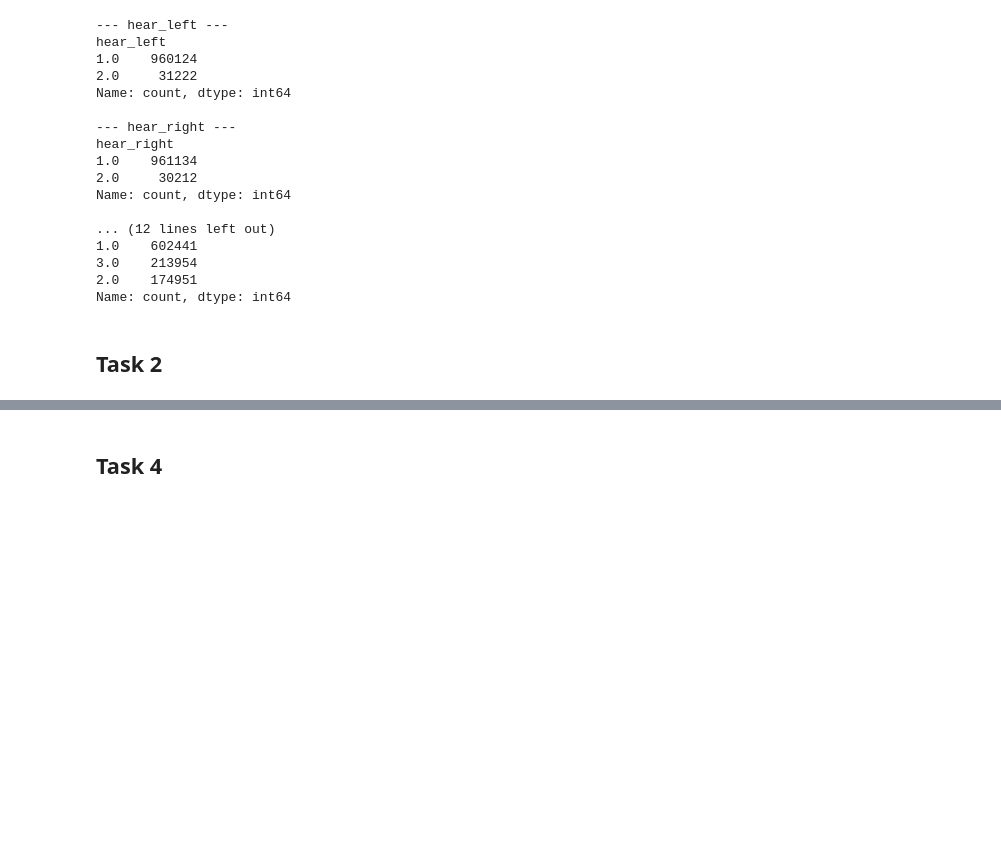
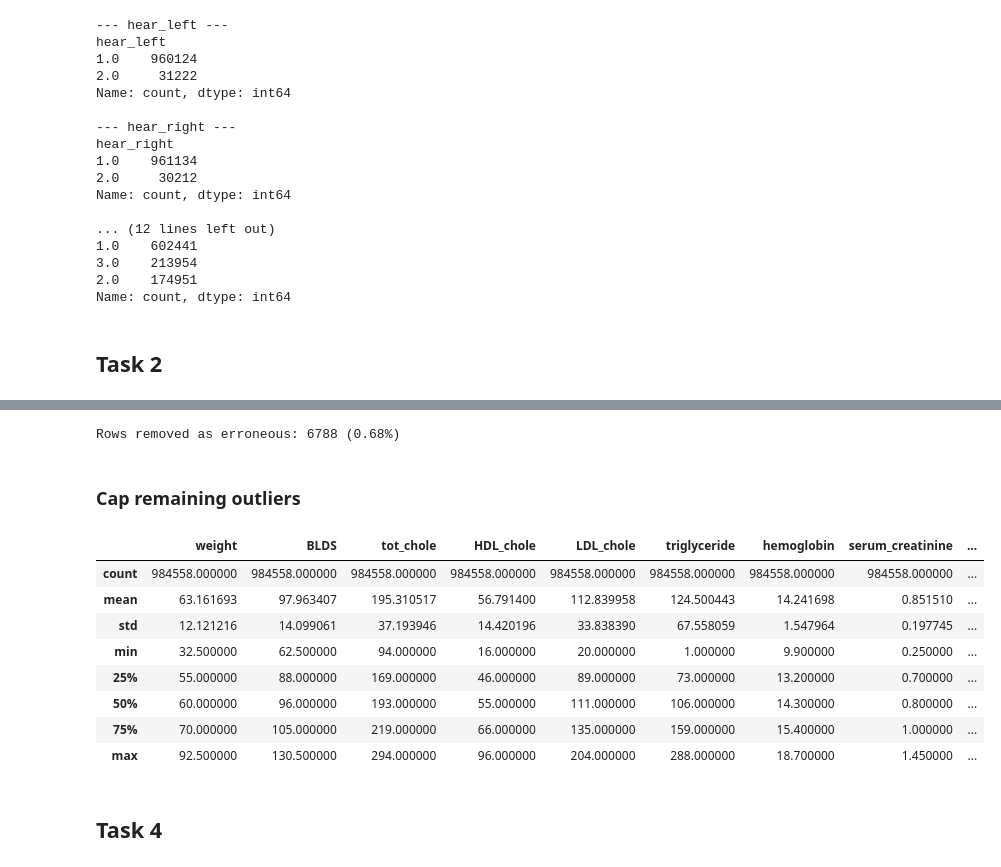
Before and after one commit to johannegg/IT3212, a Jupyter notebook: Assigment1/Assigment1.ipynb, the cells around one changed output, grey strips where cells are left out. Saved outputs shown, nothing was run; the diff lists cells and outputs as text; code cells hidden in the pictures; blank space fills up the shorter version.

```diff
--- a/Assigment1/Assigment1.ipynb
+++ b/Assigment1/Assigment1.ipynb
@@ -128,3 +188,47 @@ Name: count, dtype: int64
+# %%
+# Step 1: Remove rows with sentinel/erroneous values (data entry errors, not real outliers)
+sentinel_conditions = (
+    (df['waistline'] > 200) |          # 999 impossible for a waist measurement
+    (df['sight_left'] > 3) | (df['sight_right'] > 3) |  # 9.9 outside plausible acuity scale
+    (df['HDL_chole'] > 500) |          # 8110 biologically impossible
+    (df['LDL_chole'] > 500) |          # 5119 biologically impossible
+    (df['serum_creatinine'] > 15) |    # 98 biologically impossible
+    (df['SGOT_AST'] > 2000) |          # 9999 sentinel value
+    (df['SGOT_ALT'] > 2000) |          # 7210 implausible
+    (df['gamma_GTP'] > 700)            # 999 likely sentinel
+)
+
+print(f"Rows removed as erroneous: {sentinel_conditions.sum()} ({sentinel_conditions.sum()/len(df)*100:.2f}%)")
+df_clean = df[~sentinel_conditions].copy()
+# %% [output]
+Rows removed as erroneous: 6788 (0.68%)
+# %% [markdown]
+### Cap remaining outliers
+# %%
+# Step 2: Cap remaining genuine outliers using the IQR bounds (Winsorization)
+cols_to_cap = ['weight', 'BLDS', 'tot_chole', 'HDL_chole', 'LDL_chole',
+               'triglyceride', 'hemoglobin', 'serum_creatinine',
+               'SGOT_AST', 'SGOT_ALT', 'gamma_GTP']
+
+for col in cols_to_cap:
+    Q1 = df_clean[col].quantile(0.25)
+    Q3 = df_clean[col].quantile(0.75)
+    IQR = Q3 - Q1
+    lower = Q1 - 1.5 * IQR
+    upper = Q3 + 1.5 * IQR
+    df_clean[col] = df_clean[col].clip(lower=lower, upper=upper)
+
+df_clean[cols_to_cap].describe()
+# %% [output]
+|  | weight | BLDS | tot_chole | HDL_chole | LDL_chole | triglyceride | hemoglobin | serum_creatinine | ... |
+| count | 984558.000000 | 984558.000000 | 984558.000000 | 984558.000000 | 984558.000000 | 984558.000000 | 984558.000000 | 984558.000000 | ... |
+| mean | 63.161693 | 97.963407 | 195.310517 | 56.791400 | 112.839958 | 124.500443 | 14.241698 | 0.851510 | ... |
+| std | 12.121216 | 14.099061 | 37.193946 | 14.420196 | 33.838390 | 67.558059 | 1.547964 | 0.197745 | ... |
+| min | 32.500000 | 62.500000 | 94.000000 | 16.000000 | 20.000000 | 1.000000 | 9.900000 | 0.250000 | ... |
+| 25% | 55.000000 | 88.000000 | 169.000000 | 46.000000 | 89.000000 | 73.000000 | 13.200000 | 0.700000 | ... |
+| 50% | 60.000000 | 96.000000 | 193.000000 | 55.000000 | 111.000000 | 106.000000 | 14.300000 | 0.800000 | ... |
+| 75% | 70.000000 | 105.000000 | 219.000000 | 66.000000 | 135.000000 | 159.000000 | 15.400000 | 1.000000 | ... |
+| max | 92.500000 | 130.500000 | 294.000000 | 96.000000 | 204.000000 | 288.000000 | 18.700000 | 1.450000 | ... |
 # %% [markdown]
 ## Task 4
 # %% [markdown]
```
Also changed, not shown: parts of 6 cells of this notebook.
